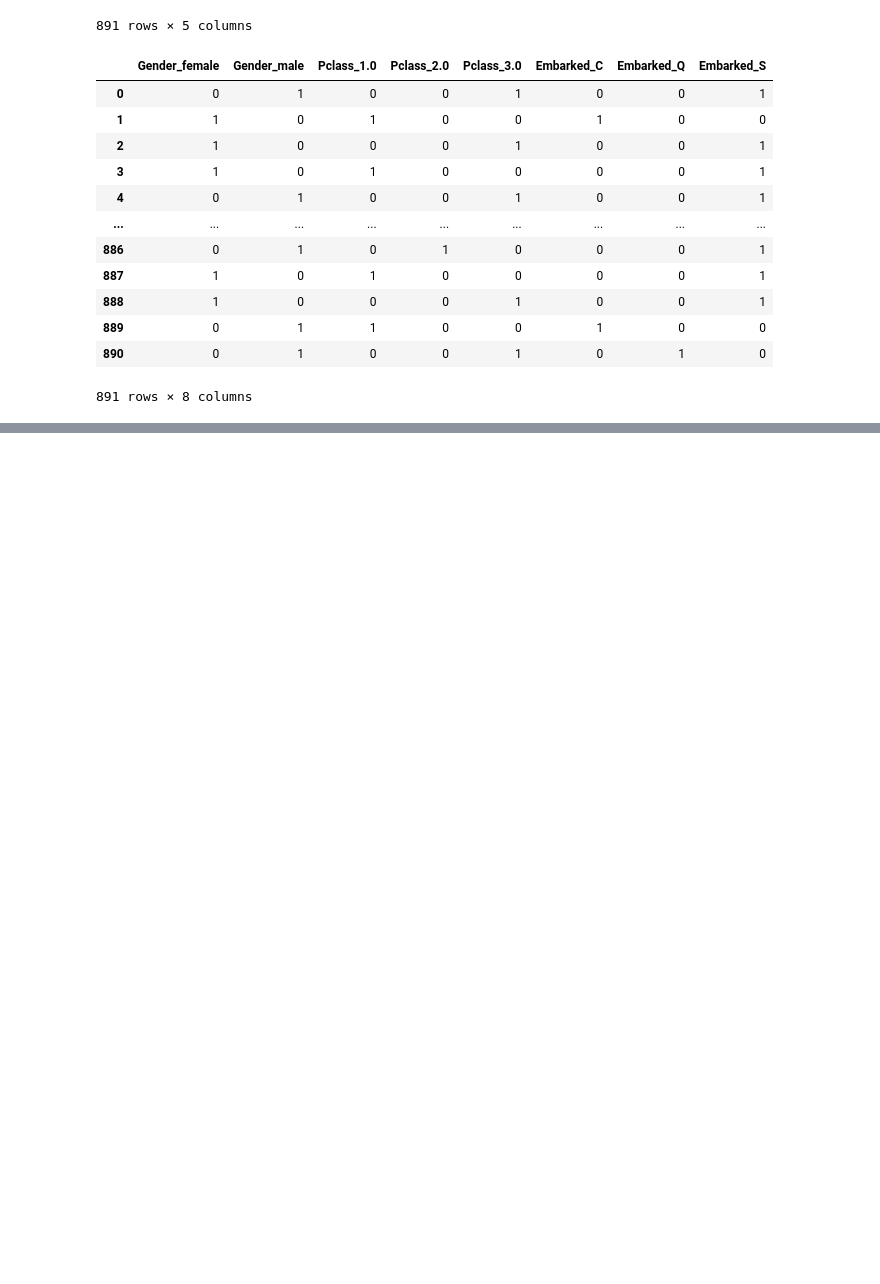
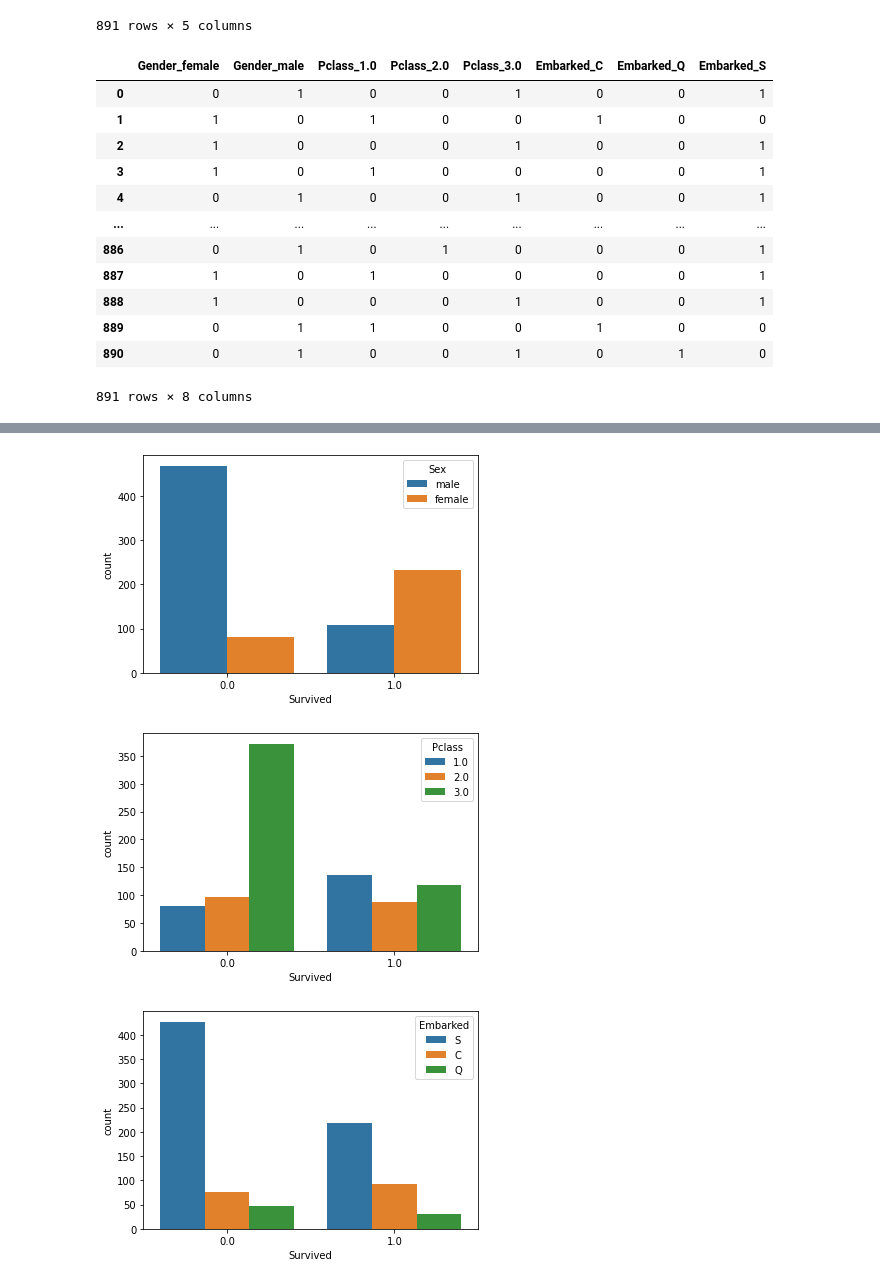
Before and after one commit to soxxun/python, a Jupyter notebook: 20220225/20220225.ipynb, the cells around one changed output, grey strips where cells are left out. Saved outputs shown, nothing was run; the diff lists cells and outputs as text; code cells hidden in the pictures; blank space fills up the shorter version.

```diff
--- a/20220225/20220225.ipynb
+++ b/20220225/20220225.ipynb
@@ -450,0 +470,2 @@ temp2
+# %%
+y = train["Survived"]
@@ -450,0 +490,11 @@ temp2
+# %%
+def merg_and_get(ldf,rdf, on, how="inner", index=None):
+    if index is True:
+        return pd.merge(ldf,rdf,how=how, left_index=True, right_index=True)
+    else:
+        return pd.merge(ldf,rdf,how=how, on=on)  # how 는 join 방법 inner  left right  on : 기준 컬럼
+
+one_hot_df =  merg_and_get(train, pd.get_dummies(train["Sex"],prefix="Sex" ),on=None,index=True)
+one_hot_df = merg_and_get(one_hot_df, pd.get_dummies(train["Pclass"],prefix="Pclass" ),on=None,index=True)
+one_hot_df = merg_and_get(one_hot_df, pd.get_dummies(train["Embarked"],prefix="Embarked" ),on=None,index=True)
+one_hot_df.head()
@@ -450,0 +508,11 @@ temp2
+# %%
+# 생죤율.... 성별, 객실등급, 어느항구에 탔는지
+temp_col = ["Sex","Pclass","Embarked"]
+for colName in temp_col:
+    temp_df = pd.merge(one_hot_df[colName],y,left_index=True,right_index=True)
+    sns.countplot(x="Survived", hue=colName,data=temp_df)
+    plt.show()
+# %% [output]
+[figure, added]
+[figure, added]
+[figure, added]
```
Also changed, not shown: parts of 8 cells of this notebook.
